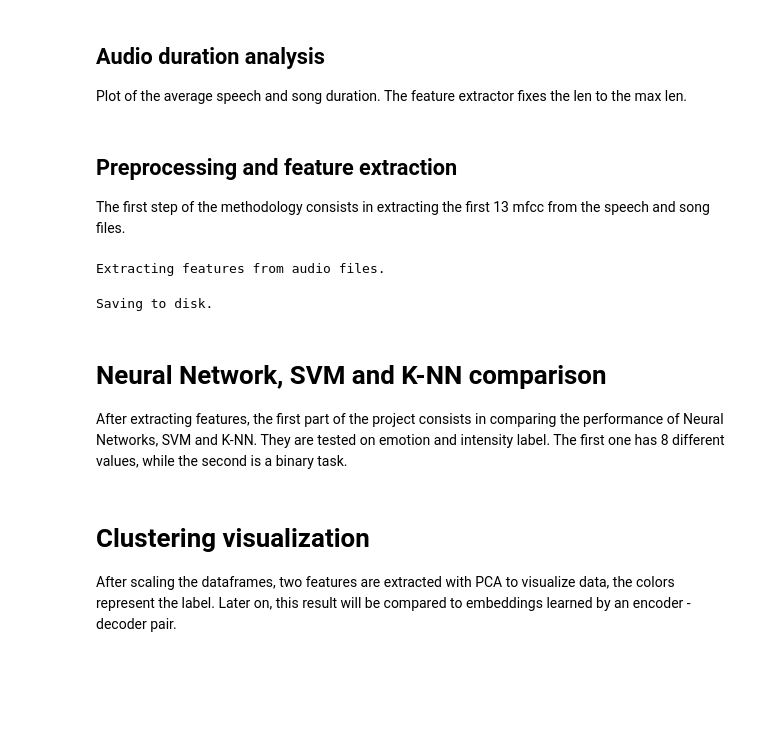
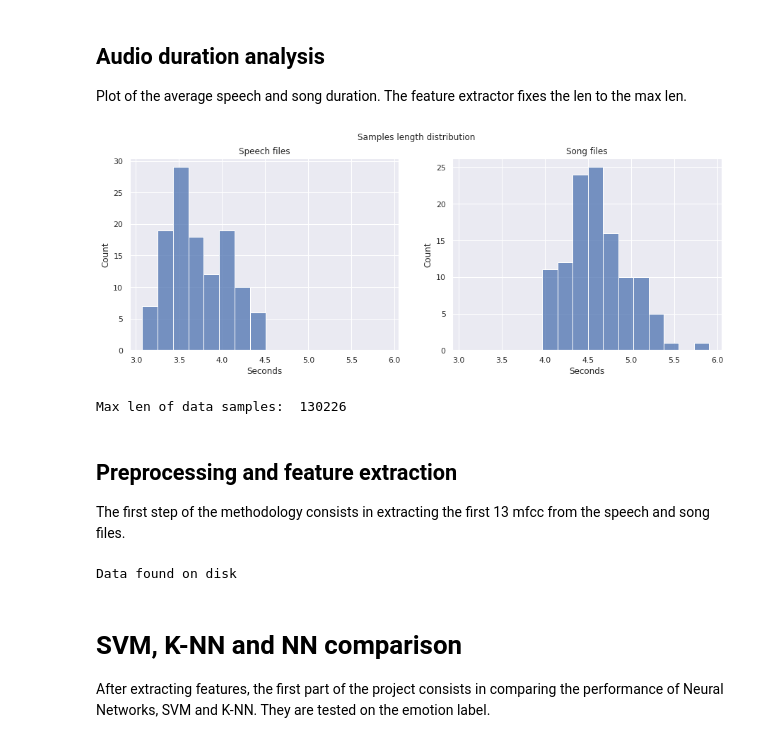
Before and after one commit to tomfran/ravdess-ser, a Jupyter notebook: notebook.ipynb, the cells around one changed output. Cells and saved outputs as stored; diff of their text form; code cells hidden in the pictures; blank space fills up the shorter version.

Commit message:
Improved feature extraction, added svm, knn and nn comparison

```diff
--- a/notebook.ipynb
+++ b/notebook.ipynb
@@ -20,8 +13,11 @@ speech_path, song_path, save_path = "data/raw/speech", "data/raw/song", "data/pr
 ## Audio duration analysis
 Plot of the average speech and song duration. The feature extractor fixes the len to the max len.
 # %%
-MAX_LEN = show_duration_distribution(speech_path, song_path, limit_per_actor=-1)
+MAX_LEN = show_duration_distribution(speech_path, song_path, limit_per_actor=5)
 print("Max len of data samples: ", MAX_LEN)
+# %% [output]
+[figure, added]
+Max len of data samples:  130226
 # %% [markdown]
 ## Preprocessing and feature extraction
 
@@ -35,7 +31,6 @@ fe = FeatureExtractor(speech_path=speech_path,
                       file_per_actor_limit=-1,
                       audio_fixed_size=MAX_LEN)
 
-data = fe.get_training_data(overwrite=True)
+data = fe.get_training_data(overwrite=False)
 # %% [output]
-Extracting features from audio files.
+Data found on disk
-Saving to disk.
@@ -45,9 +37,4 @@ train_data = d.get_training_data("speech", 0.75)
 # %% [markdown]
-# Neural Network, SVM and K-NN comparison
+# SVM, K-NN and NN comparison
 
-After extracting features, the first part of the project consists in comparing the performance of Neural Networks, SVM and K-NN. They are tested on emotion and intensity label. The first one has 8 different values, while the second is a binary task.
+After extracting features, the first part of the project consists in comparing the performance of Neural Networks, SVM and K-NN. They are tested on the emotion label.
-# %% [markdown]
-# Clustering visualization
-
-After scaling the dataframes, two features are extracted with PCA to visualize data, the colors represent the label.
-Later on, this result will be compared to embeddings learned by an encoder - decoder pair.
```
Also changed, not shown: parts of 13 cells of this notebook, 3 other files.
